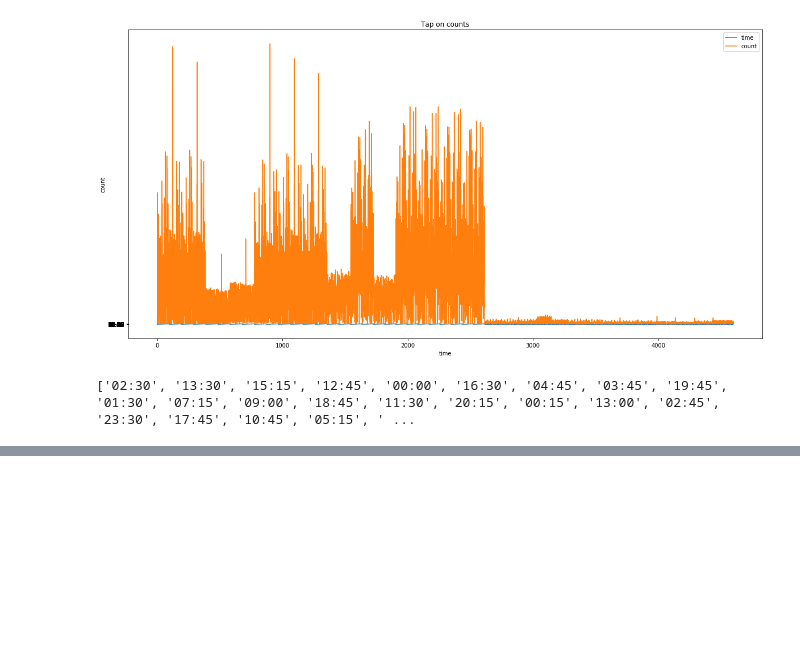
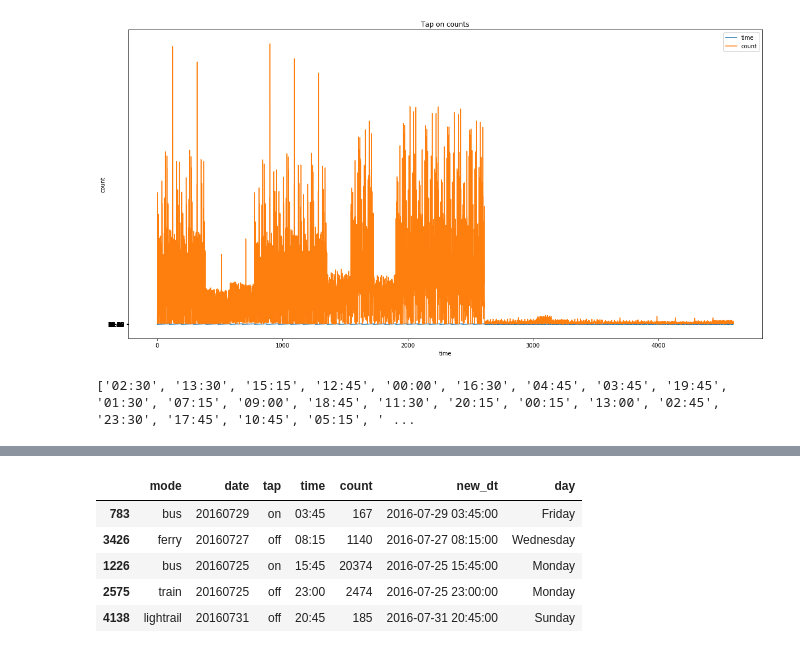
Before and after one commit to Annie677/Dataproject, a Jupyter notebook: The opal card tap on .ipynb, the cells around one changed output, grey strips where cells are left out. Cells and saved outputs as stored; diff of their text form; code cells hidden in the pictures; blank space fills up the shorter version.

```diff
--- a/The opal card tap on .ipynb
+++ b/The opal card tap on .ipynb
@@ -57,0 +119,20 @@ print (list(tap_on['time']))
+# %%
+def make_day(row):
+    try:
+        day = datetime.strftime(row.new_dt, "%A")
+
+        return day
+    except Exception as e:
+#         print(t, e)
+        return None
+
+
+tap_on["day"] = tap_on.apply(make_day, axis=1)
+tap_on.sample(5)
+# %% [output]
+|  | mode | date | tap | time | count | new_dt | day |
+| 783 | bus | 20160729 | on | 03:45 | 167 | 2016-07-29 03:45:00 | Friday |
+| 3426 | ferry | 20160727 | off | 08:15 | 1140 | 2016-07-27 08:15:00 | Wednesday |
+| 1226 | bus | 20160725 | on | 15:45 | 20374 | 2016-07-25 15:45:00 | Monday |
+| 2575 | train | 20160725 | off | 23:00 | 2474 | 2016-07-25 23:00:00 | Monday |
+| 4138 | lightrail | 20160731 | off | 20:45 | 185 | 2016-07-31 20:45:00 | Sunday |
```
Also changed, not shown: parts of 8 cells of this notebook.
